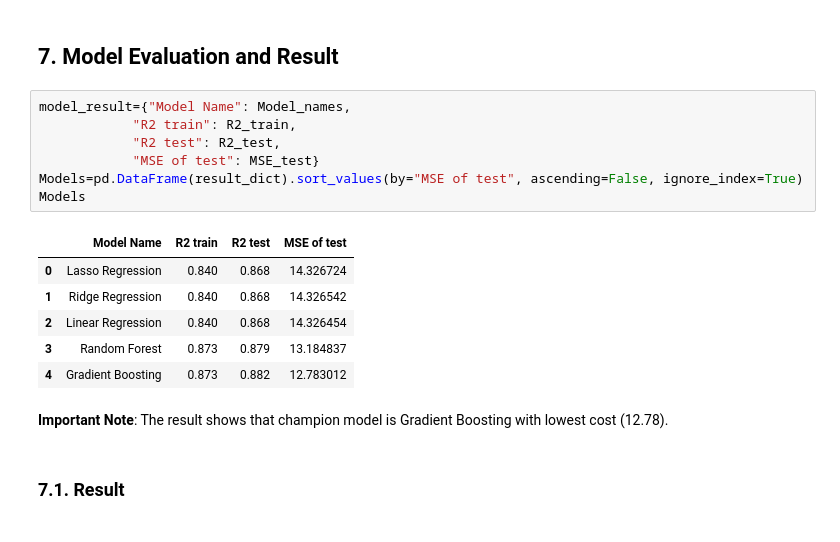
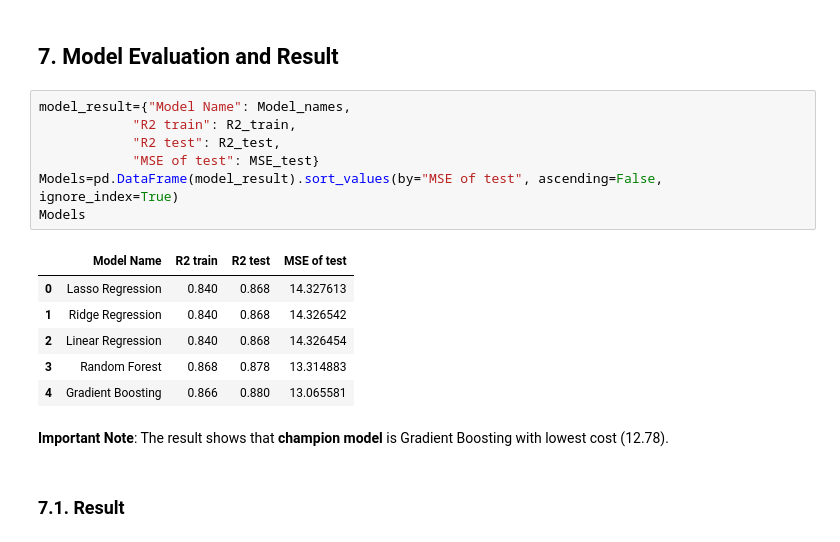
Before and after one commit to Vagif-Aliyev/Automatidata-Project, a Jupyter notebook: 3. Automatidata project-Regression Analysis.ipynb, the cells around one changed output. Cells and saved outputs as stored; diff of their text form.

Commit message:
Result Extraction

```diff
--- a/3. Automatidata project-Regression Analysis.ipynb
+++ b/3. Automatidata project-Regression Analysis.ipynb
@@ -782,19 +782,19 @@ https://gist.github.com/mwaskom/de44147ed2974457ad6372750bbe5751
 # %%
 model_result={"Model Name": Model_names,
             "R2 train": R2_train,
             "R2 test": R2_test,
             "MSE of test": MSE_test}
-Models=pd.DataFrame(result_dict).sort_values(by="MSE of test", ascending=False, ignore_index=True)
+Models=pd.DataFrame(model_result).sort_values(by="MSE of test", ascending=False, ignore_index=True)
 Models
 # %% [output]
 |  | Model Name | R2 train | R2 test | MSE of test |
-| 0 | Lasso Regression | 0.840 | 0.868 | 14.326724 |
+| 0 | Lasso Regression | 0.840 | 0.868 | 14.327613 |
 | 1 | Ridge Regression | 0.840 | 0.868 | 14.326542 |
 | 2 | Linear Regression | 0.840 | 0.868 | 14.326454 |
-| 3 | Random Forest | 0.873 | 0.879 | 13.184837 |
-| 4 | Gradient Boosting | 0.873 | 0.882 | 12.783012 |
+| 3 | Random Forest | 0.868 | 0.878 | 13.314883 |
+| 4 | Gradient Boosting | 0.866 | 0.880 | 13.065581 |
 # %% [markdown]
-**Important Note**: The result shows that champion model is Gradient Boosting with lowest cost (12.78).
+**Important Note**: The result shows that **champion model** is Gradient Boosting with lowest cost (12.78).
 # %% [markdown]
 ### 7.1. Result
 # %%
```
Also changed, not shown: parts of 18 cells of this notebook.
